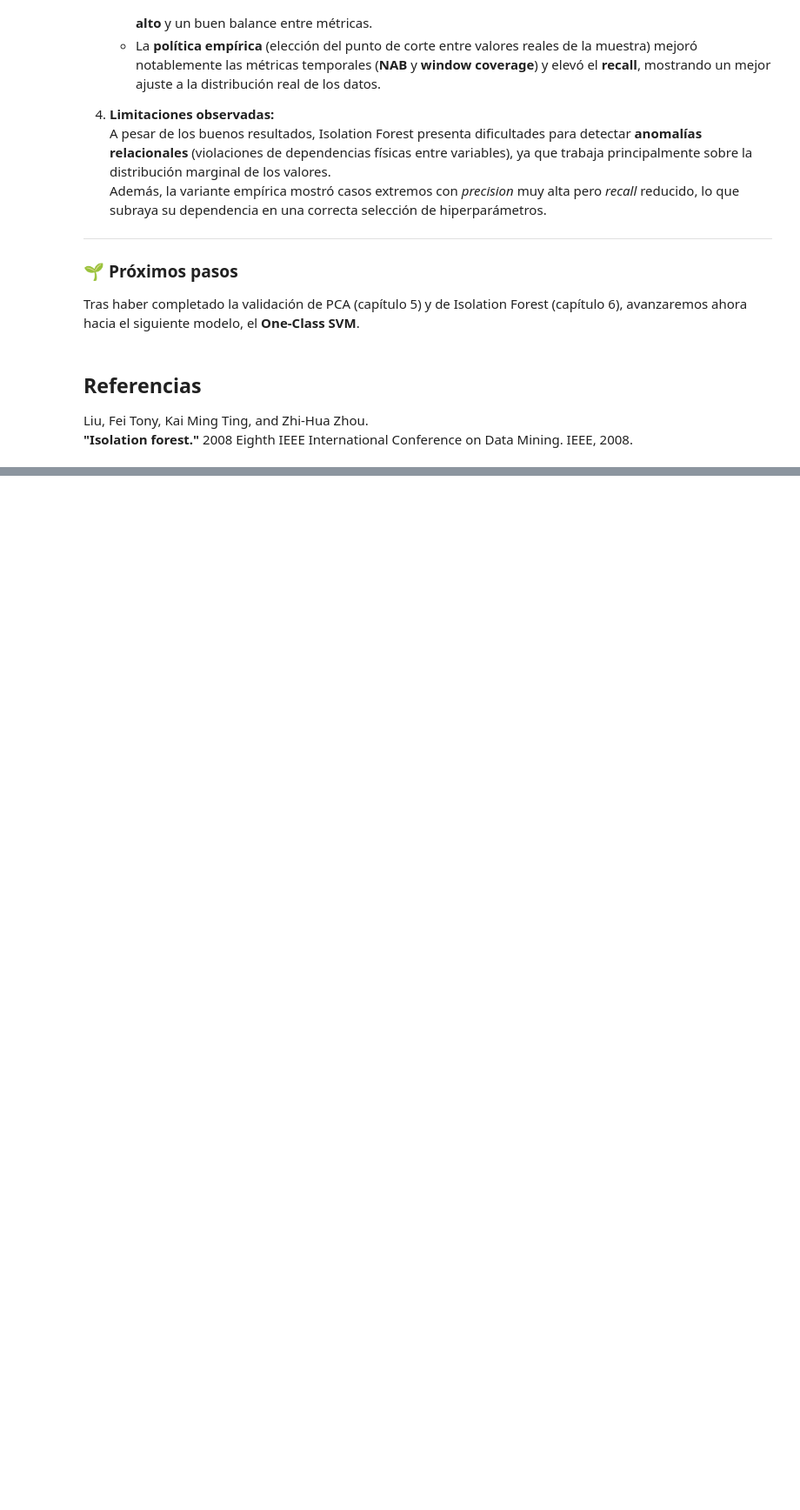
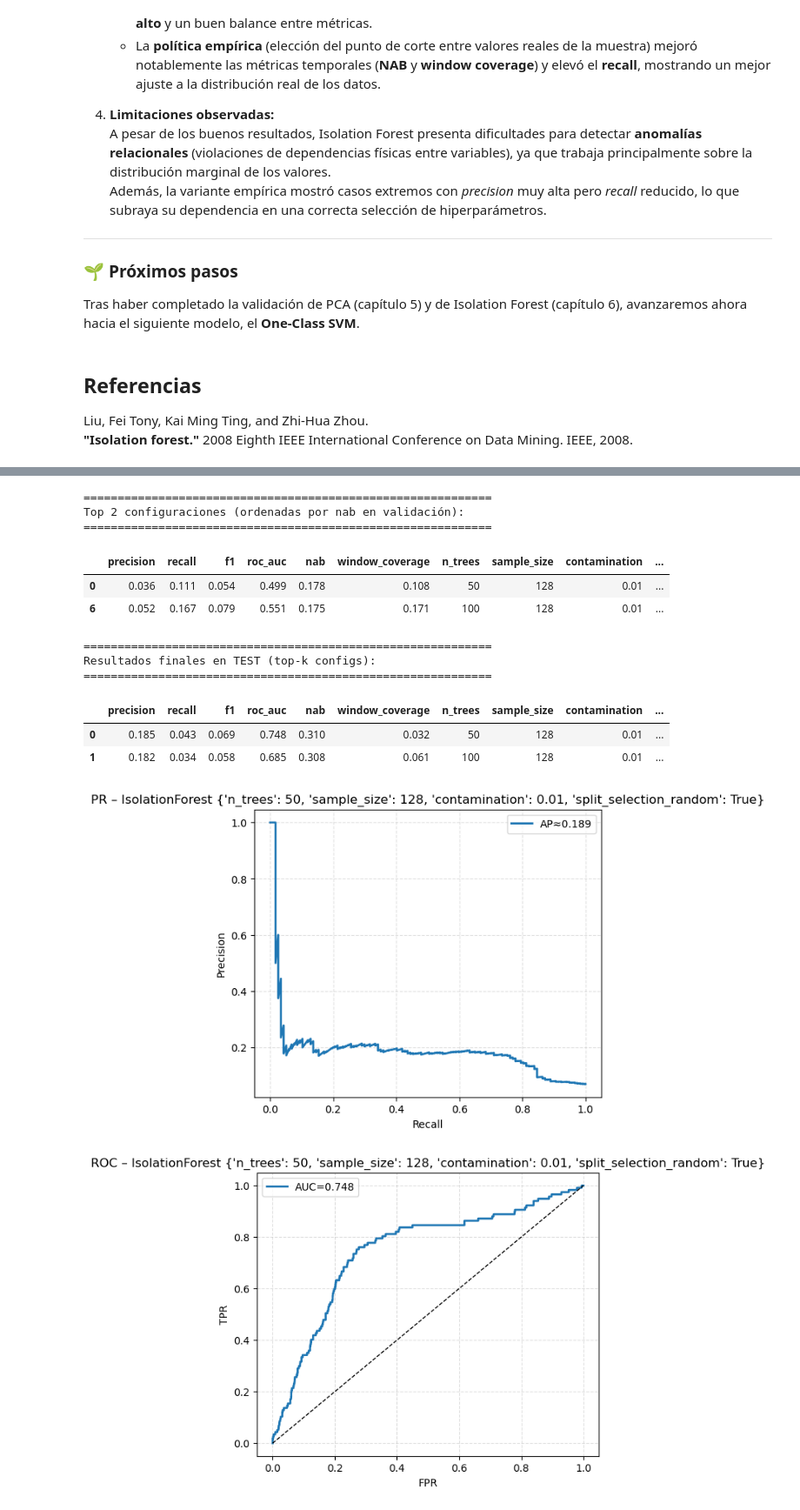
Before and after one commit to PabloAC04/MDF-ANOMALY-DETECTION, a Jupyter notebook: 06_isolation_forest.ipynb, the cells around one changed output, grey strips where cells are left out. Shown: that part at 87% size. Cells and saved outputs as stored; diff of their text form; code cells hidden in the pictures; blank space fills up the shorter version.

Commit message:
Añadido al final código de experimento típico

```diff
--- a/06_isolation_forest.ipynb
+++ b/06_isolation_forest.ipynb
@@ -870,0 +899,30 @@ Liu, Fei Tony, Kai Ming Ting, and Zhi-Hua Zhou.
+# %%
+import warnings
+warnings.filterwarnings("ignore", message="Cannot get CPU affinity")
+
+from dask_cuda import LocalCUDACluster
+from dask.distributed import Client
+
+cluster = LocalCUDACluster()
+client = Client(cluster)
+
+print("Cluster Dask en GPU inicializado")
+print(client)
+# Dashboard: http://127.0.0.1:8787
+
+
+from runner import run_dataset_experiment
+
+df_results, topk, df_final = run_dataset_experiment(
+    dataset_name="BATADAL",
+    model_class=IsolationForest,
+    param_grid=param_grid,
+    metrics=metrics,
+    params_cv={"num_windows": 3},   # reduce al inicio para que vaya rápido
+    mode="tscv",
+    hampel_cfg={"window": 25, "sigma": 5.0},
+    top_k=2,
+    sort_metric="nab",
+    plot_mode="best"
+)
+# %% [output]
@@ -870,0 +938,14 @@ Liu, Fei Tony, Kai Ming Ting, and Zhi-Hua Zhou.
+============================================================
+Top 2 configuraciones (ordenadas por nab en validación):
+============================================================
+|  | precision | recall | f1 | roc_auc | nab | window_coverage | n_trees | sample_size | contamination | ... |
+| 0 | 0.036 | 0.111 | 0.054 | 0.499 | 0.178 | 0.108 | 50 | 128 | 0.01 | ... |
+| 6 | 0.052 | 0.167 | 0.079 | 0.551 | 0.175 | 0.171 | 100 | 128 | 0.01 | ... |
+============================================================
+Resultados finales en TEST (top-k configs):
+============================================================
+|  | precision | recall | f1 | roc_auc | nab | window_coverage | n_trees | sample_size | contamination | ... |
+| 0 | 0.185 | 0.043 | 0.069 | 0.748 | 0.310 | 0.032 | 50 | 128 | 0.01 | ... |
+| 1 | 0.182 | 0.034 | 0.058 | 0.685 | 0.308 | 0.061 | 100 | 128 | 0.01 | ... |
+[figure, added]
+[figure, added]
```
Also changed, not shown: parts of 5 cells of this notebook.
